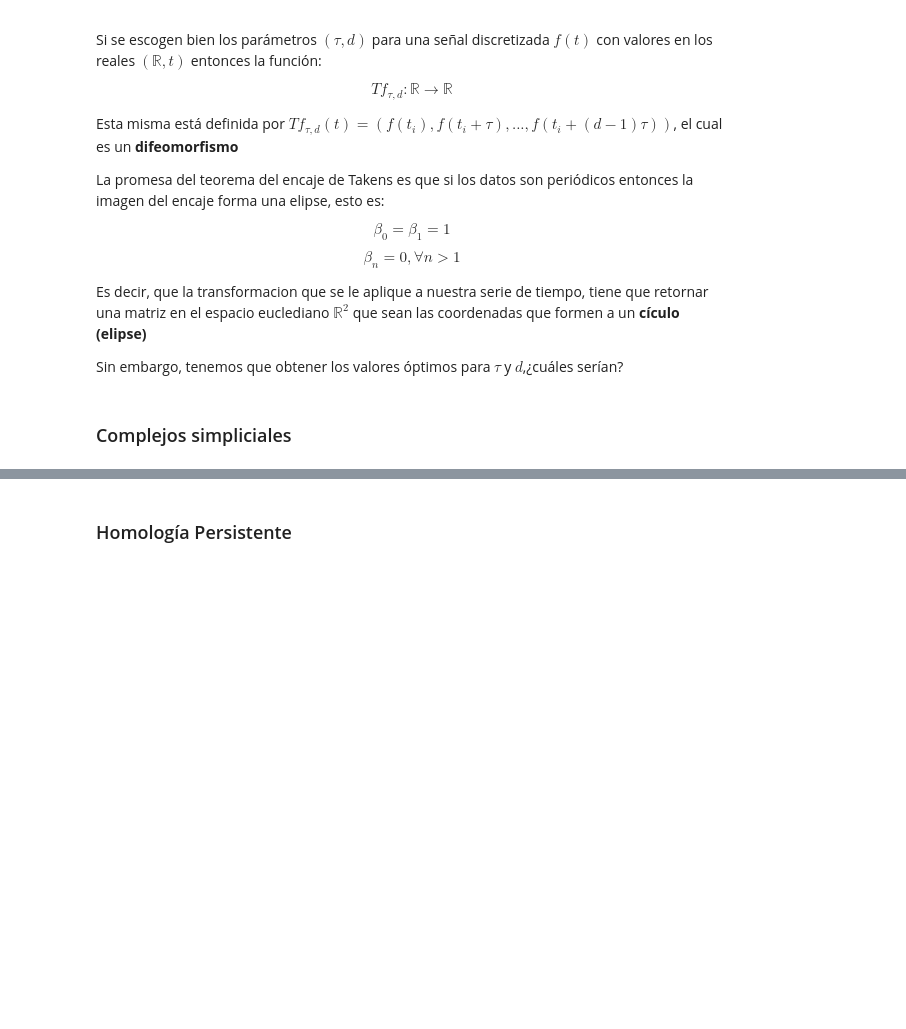
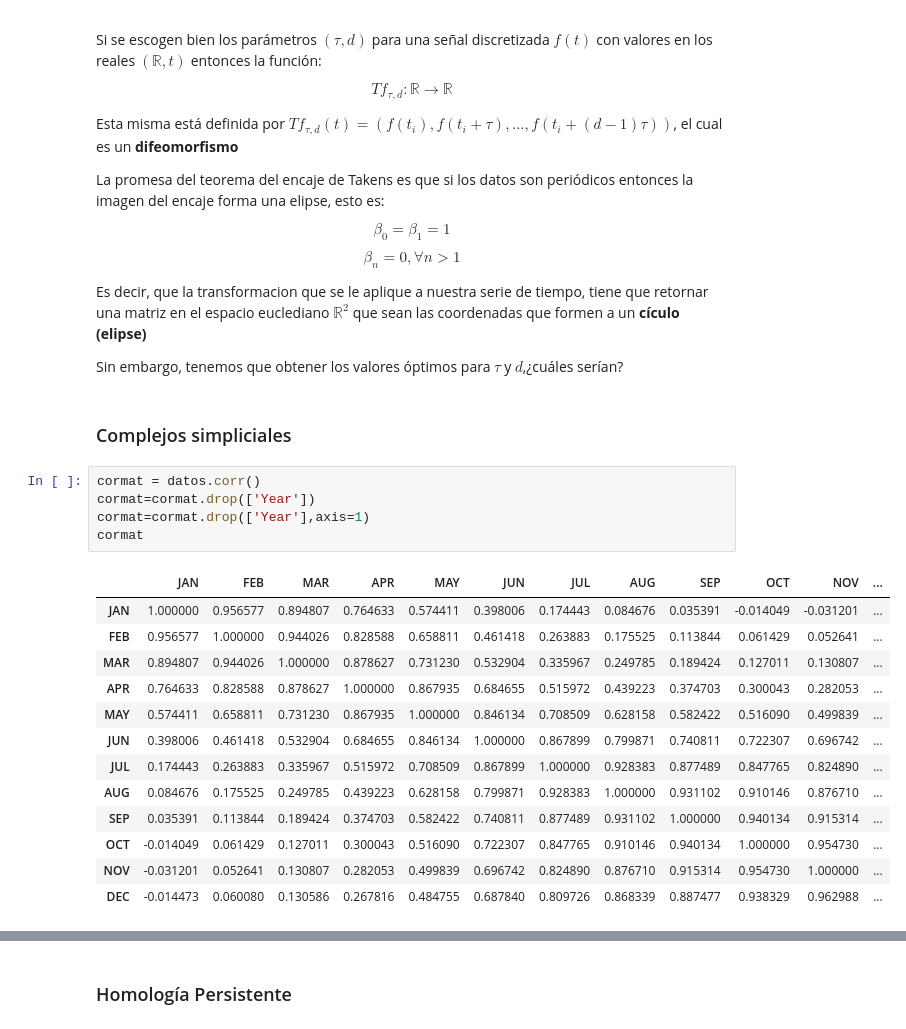
Before and after one commit to CastroMaster10/ENSO-Persistence-analysis, a Jupyter notebook: main.ipynb, the cells around one changed output, grey strips where cells are left out. Saved outputs shown, nothing was run; the diff lists cells and outputs as text; blank space fills up the shorter version.

```diff
--- a/main.ipynb
+++ b/main.ipynb
@@ -120,3 +122,22 @@ Es decir, que la transformacion que se le aplique a nuestra serie de tiempo, tie
 Sin embargo, tenemos que obtener los valores óptimos para $\tau$ y $d$,¿cuáles serían?
 # %% [markdown]
 ### Complejos simpliciales
+# %%
+cormat = datos.corr()
+cormat=cormat.drop(['Year'])
+cormat=cormat.drop(['Year'],axis=1)
+cormat
+# %% [output]
+|  | JAN | FEB | MAR | APR | MAY | JUN | JUL | AUG | SEP | OCT | NOV | ... |
+| JAN | 1.000000 | 0.956577 | 0.894807 | 0.764633 | 0.574411 | 0.398006 | 0.174443 | 0.084676 | 0.035391 | -0.014049 | -0.031201 | ... |
+| FEB | 0.956577 | 1.000000 | 0.944026 | 0.828588 | 0.658811 | 0.461418 | 0.263883 | 0.175525 | 0.113844 | 0.061429 | 0.052641 | ... |
+| MAR | 0.894807 | 0.944026 | 1.000000 | 0.878627 | 0.731230 | 0.532904 | 0.335967 | 0.249785 | 0.189424 | 0.127011 | 0.130807 | ... |
+| APR | 0.764633 | 0.828588 | 0.878627 | 1.000000 | 0.867935 | 0.684655 | 0.515972 | 0.439223 | 0.374703 | 0.300043 | 0.282053 | ... |
+| MAY | 0.574411 | 0.658811 | 0.731230 | 0.867935 | 1.000000 | 0.846134 | 0.708509 | 0.628158 | 0.582422 | 0.516090 | 0.499839 | ... |
+| JUN | 0.398006 | 0.461418 | 0.532904 | 0.684655 | 0.846134 | 1.000000 | 0.867899 | 0.799871 | 0.740811 | 0.722307 | 0.696742 | ... |
+| JUL | 0.174443 | 0.263883 | 0.335967 | 0.515972 | 0.708509 | 0.867899 | 1.000000 | 0.928383 | 0.877489 | 0.847765 | 0.824890 | ... |
+| AUG | 0.084676 | 0.175525 | 0.249785 | 0.439223 | 0.628158 | 0.799871 | 0.928383 | 1.000000 | 0.931102 | 0.910146 | 0.876710 | ... |
+| SEP | 0.035391 | 0.113844 | 0.189424 | 0.374703 | 0.582422 | 0.740811 | 0.877489 | 0.931102 | 1.000000 | 0.940134 | 0.915314 | ... |
+| OCT | -0.014049 | 0.061429 | 0.127011 | 0.300043 | 0.516090 | 0.722307 | 0.847765 | 0.910146 | 0.940134 | 1.000000 | 0.954730 | ... |
+| NOV | -0.031201 | 0.052641 | 0.130807 | 0.282053 | 0.499839 | 0.696742 | 0.824890 | 0.876710 | 0.915314 | 0.954730 | 1.000000 | ... |
+| DEC | -0.014473 | 0.060080 | 0.130586 | 0.267816 | 0.484755 | 0.687840 | 0.809726 | 0.868339 | 0.887477 | 0.938329 | 0.962988 | ... |
```
Also changed, not shown: parts of 2 cells of this notebook.
